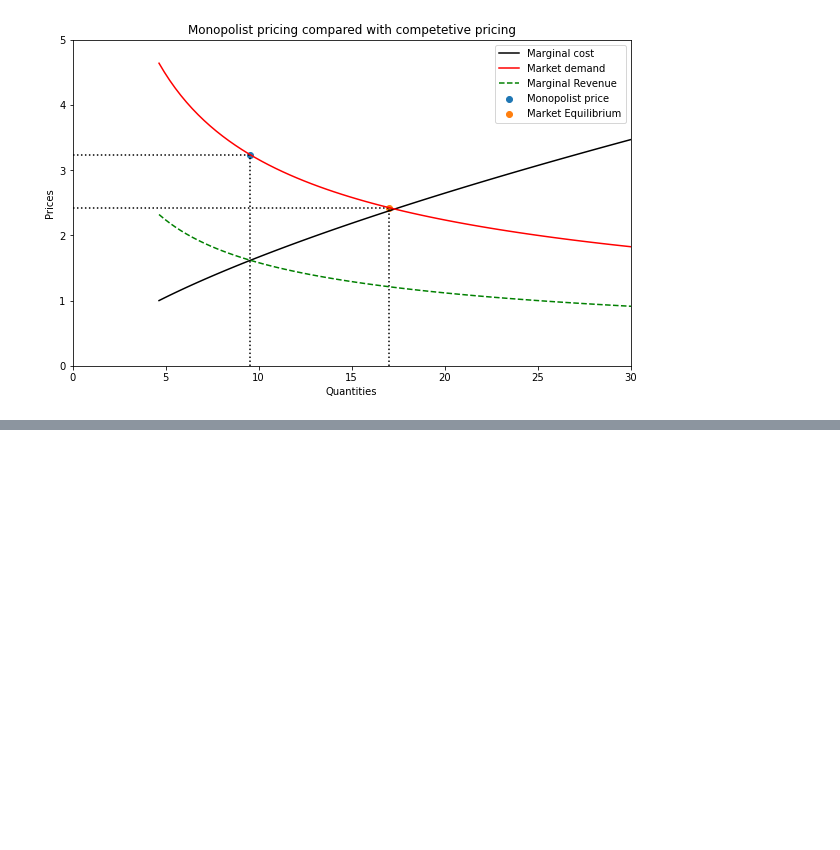
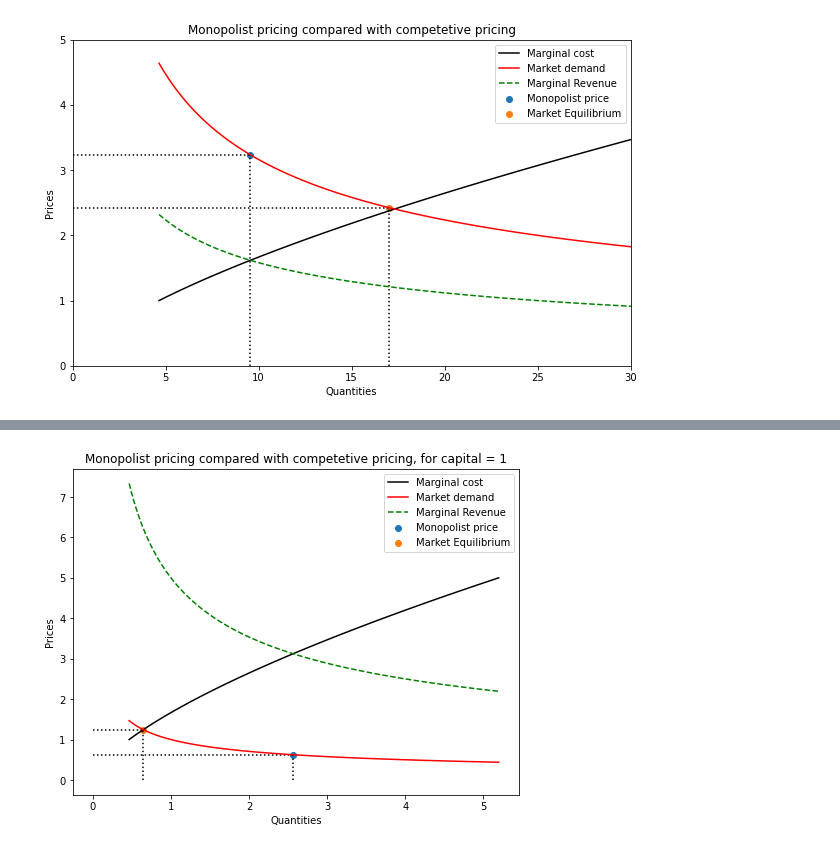
Before and after one commit to PaulineMalaguti/EBA3650, a Jupyter notebook: Lecture 5/QE_Problem_Set_5.ipynb, the cells around one changed output, grey strips where cells are left out. Drawn from its saved outputs; the diff is of its cells as text; code cells hidden in the pictures; blank space fills up the shorter version.

```diff
--- a/Lecture 5/QE_Problem_Set_5.ipynb
+++ b/Lecture 5/QE_Problem_Set_5.ipynb
@@ -500,0 +501,82 @@ Study a market with ten pricetaking firms, each with the same technology as in S
+# %%
+KS = np.arange(1,10,1)
+
+for i in range(len(KS)):
+    capital = KS[i]
+    def BigK(labor,capital):
+        alpha = 0.6
+        return np.power(labor,alpha)*np.power(capital,1-alpha)
+
+    def profit(labor,mylist):
+        p=mylist[0] ; w=mylist[1]; FCK=mylist[2]
+        fval = p*BigK(labor,capital)-w*labor - FCK
+        return fval
+
+    def supply(mylist,starting_value):
+        labor = shotgun_maximizer(profit,[0.1,100,1000],mylist)
+        labor = newton_max(profit,labor,mylist)
+        return BigK(labor,capital), labor
+
+    def f_inv(output):
+        return output**(5/3)*capital**(-2/3)
+
+    def profit2(output, mylist):
+        p=mylist[0] ; w=mylist[1] ; FCK=mylist[2]
+        return p*output-w*f_inv(output) - FCK
+
+    def supply2(mylist,starting_value):
+        output = shotgun_maximizer(profit2,[0.1,100,1000],mylist)
+        output = newton_max(profit2,output,mylist)
+        labor = f_inv(output)
+        return output, labor
+
+    def profit_monopolist(output, mylist):
+        p=10*output**(-0.5) ; w=mylist[1] ; FCK=mylist[2]
+        return p*output-w*f_inv(output) - FCK
+
+    def supply_monopolist(mylist,starting_value):
+        output = shotgun_maximizer(profit_monopolist,[0.1,100,100],mylist)
+        output = newton_max(profit_monopolist,output,mylist)
+        labor = f_inv(output)
+        price=10*output**(-0.5)
+        return output, labor, price
+
+    # Production Technology is defined under BigK, we need a fixed value for capital
+    FCK = 10 ; w = 1 ; prices = np.linspace(1,5,100) ; quantities = np.zeros(100) ; startv=1
+    for i in range(100):
+        quantities[i],startv=supply([prices[i],w,capital],startv)
+
+    #Return the output, labour, prices and profit for the monopoly
+    outputs = np.linspace(1, 10, 100) ; p = 6 ; w = 5 ; FC = 1
+    mo, ml, mp = supply_monopolist([p,FC,capital],1)
+    #mpi = profit_monopolist(20,[6,5,1])
+
+    p = lambda q: capital*np.power(q,-0.5)
+
+    #Create Figure
+    plt.figure(figsize = (8, 6))
+
+    #Plot the curves
+    plt.plot(quantities,prices,"-k",label="Marginal cost")
+    plt.plot(quantities,p(quantities),"-r",label="Market demand")
+    plt.plot(quantities,10*quantities**(-0.5) + quantities*10*(-0.5)*quantities**(-1.5),"--g",label="Marginal Revenue")
+
+    #Plot the Monopolist equilibrium and price
+    plt.vlines(mo,0,p(mo),linestyles='dotted')
+    plt.hlines(p(mo),0,mo,linestyles='dotted')
+    plt.scatter(mo,p(mo), label = "Monopolist price")
+
+    #Compute and Plot the Market equilibirum
+    idx = np.argwhere(np.diff(np.sign(prices - p(quantities)))).flatten() #Find the idex when the derivate is equal to zero (np.sign gives zero if difference is close to zero)
+    #print(quantities[idx]) ; print(prices[idx]) ; print(p(quantities[idx]))
+    plt.vlines(quantities[idx],0,p(quantities[idx]),linestyles='dotted')
+    plt.hlines(p(quantities[idx]),0,quantities[idx],linestyles='dotted')
+    plt.scatter(quantities[idx],p(quantities[idx]), label = "Market Equilibrium")
+
+    #Graph Parameters
+    plt.legend(loc="upper right")
+    plt.ylabel("Prices")
+    plt.xlabel("Quantities")
+    plt.title(f"Monopolist pricing compared with competetive pricing, for capital = {capital}")
+# %% [output]
+[figure, added]
```
Also changed, not shown: parts of 3 cells of this notebook.
